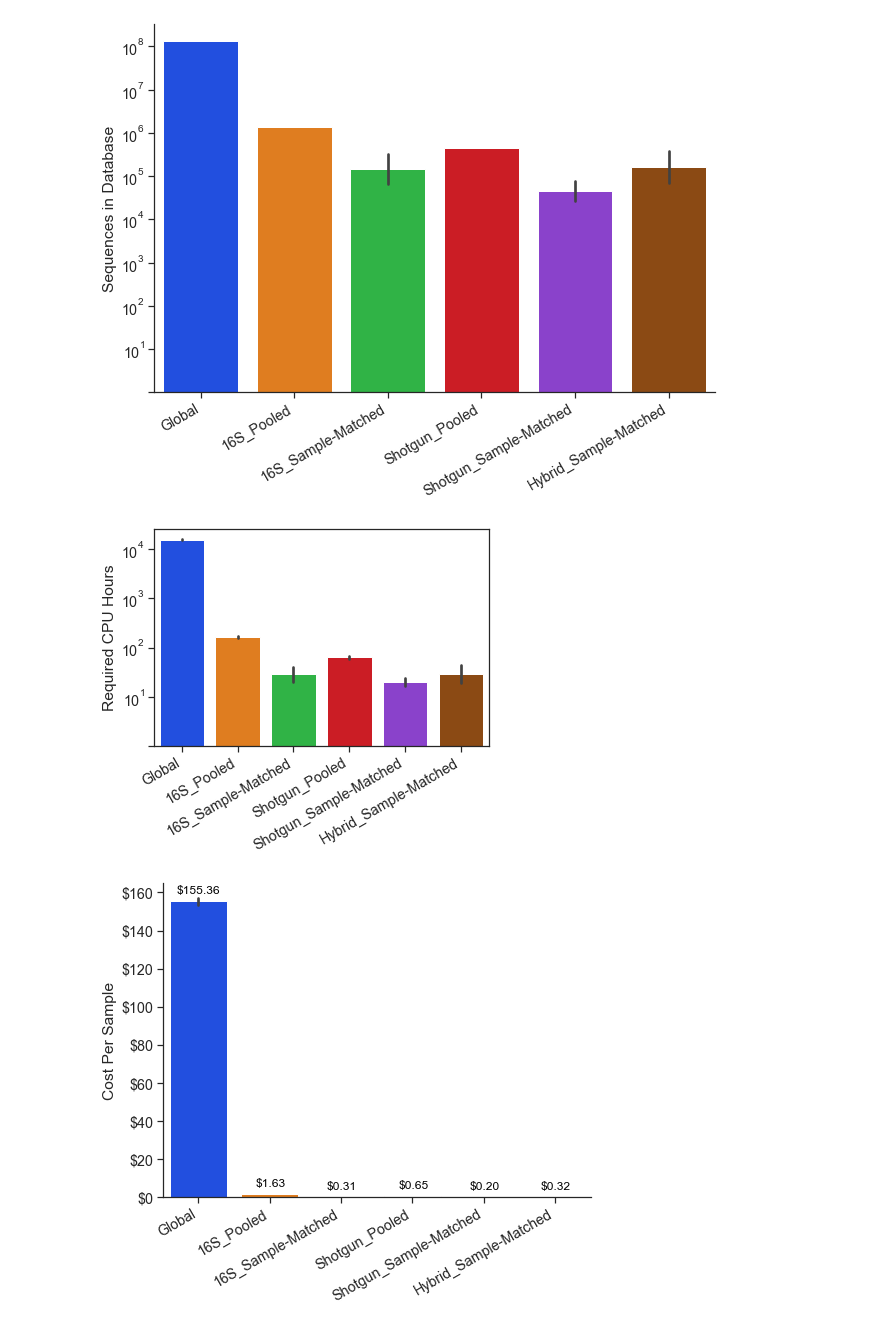
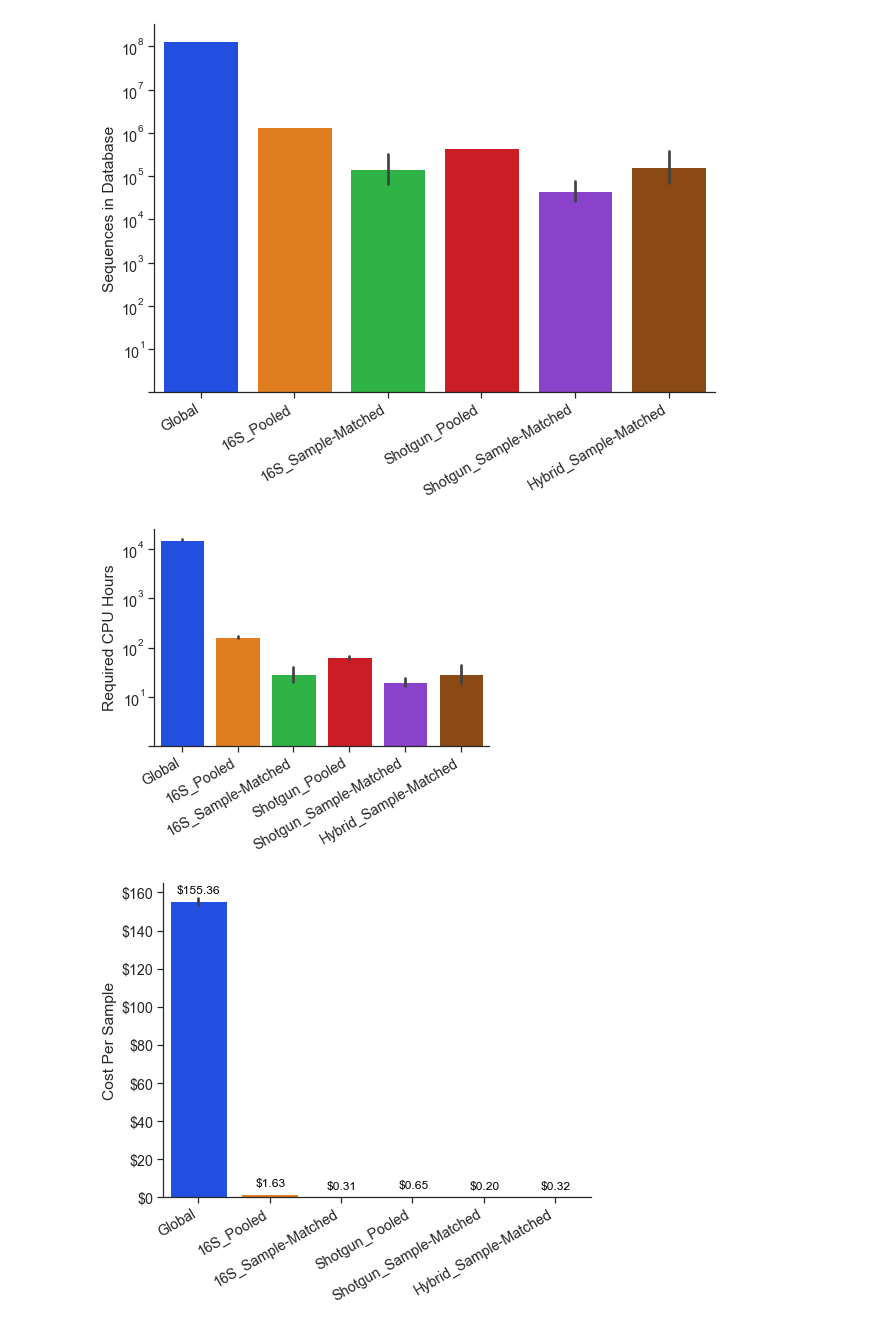
Before and after one commit to platipenguin/metaproteomics-database-optimization, a Jupyter notebook: jupyter_notebooks/Comparing Databases Subset.ipynb, the cells around one changed output. Drawn from its saved outputs; the diff is of its cells as text; code cells hidden in the pictures.

```diff
--- a/jupyter_notebooks/Comparing Databases Subset.ipynb
+++ b/jupyter_notebooks/Comparing Databases Subset.ipynb
@@ -40,18 +40,19 @@ cpuDF = pd.read_csv(cpuHrsFile)
 # %%
 cpuHrsDict = {}
 cpuHrsDict['Required CPU Hours'] = []
 for x in cpuDF['cpuHrs']:
     cpuHrsDict['Required CPU Hours'].append(math.log(x, 10))
 cpuHrsDict[''] = []
 for x in cpuDF['db']:
     cpuHrsDict[''].append(x)
 fig, ax = plt.subplots()
 cpuGraph = sns.barplot(x='', y='Required CPU Hours', data=pd.DataFrame(cpuHrsDict), ci='sd')
 ax.set_yticklabels(['', r'$\mathregular{10^1}$', r'$\mathregular{10^2}$', r'$\mathregular{10^3}$', r'$\mathregular{10^4}$'])
 ax.set_xticklabels(labels=['Global', '16S_Pooled', '16S_Sample-Matched', 'Shotgun_Pooled', 'Shotgun_Sample-Matched', 'Hybrid_Sample-Matched'], rotation=30, ha='right')
+sns.despine()
 saveFig(cpuGraph, figPath.joinpath('cpu.png'))
 # %% [output]
-[figure, old version]
+[figure, new version]
 # %%
 costDict = {}
 costDict['Cost Per Sample'] = []
```
Also changed, not shown: parts of 5 cells of this notebook, 1 other file.
